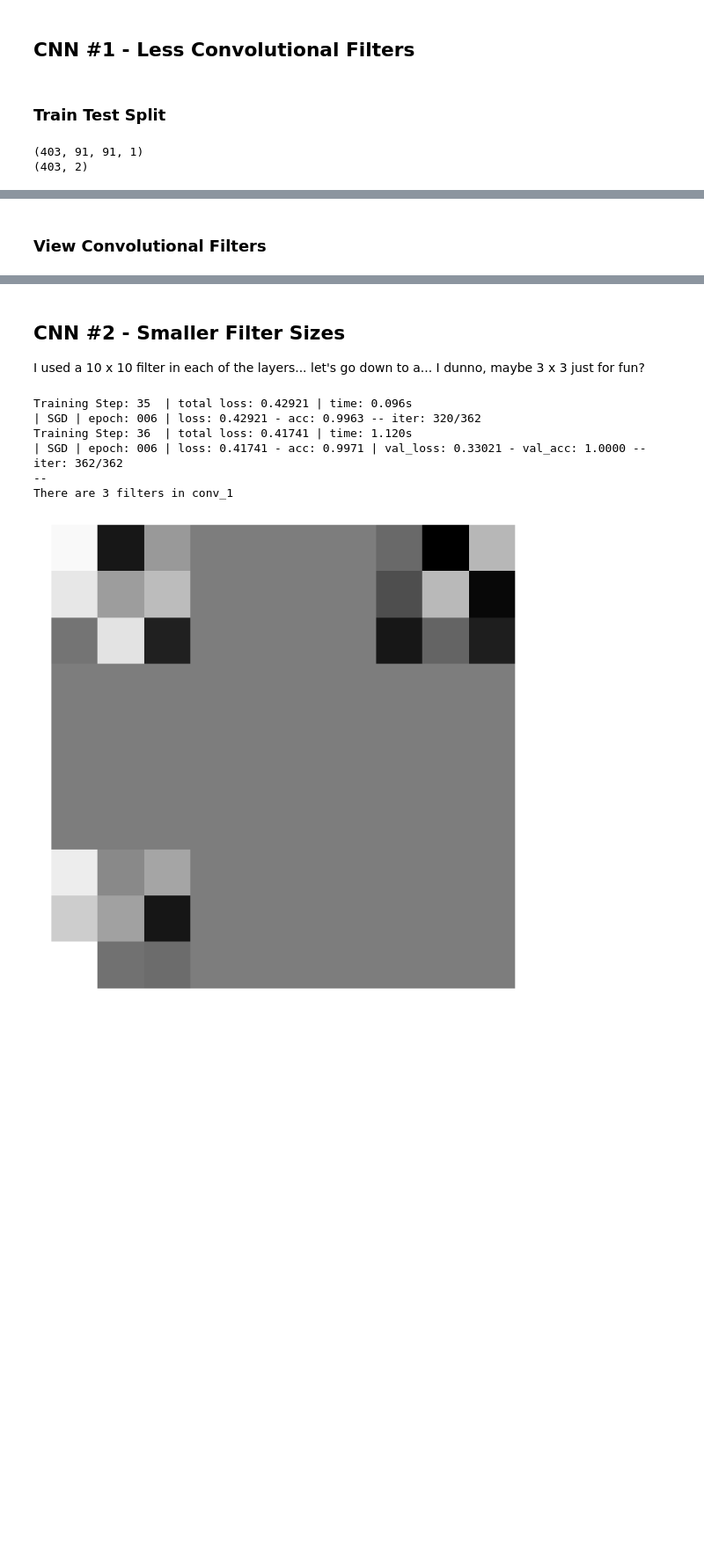
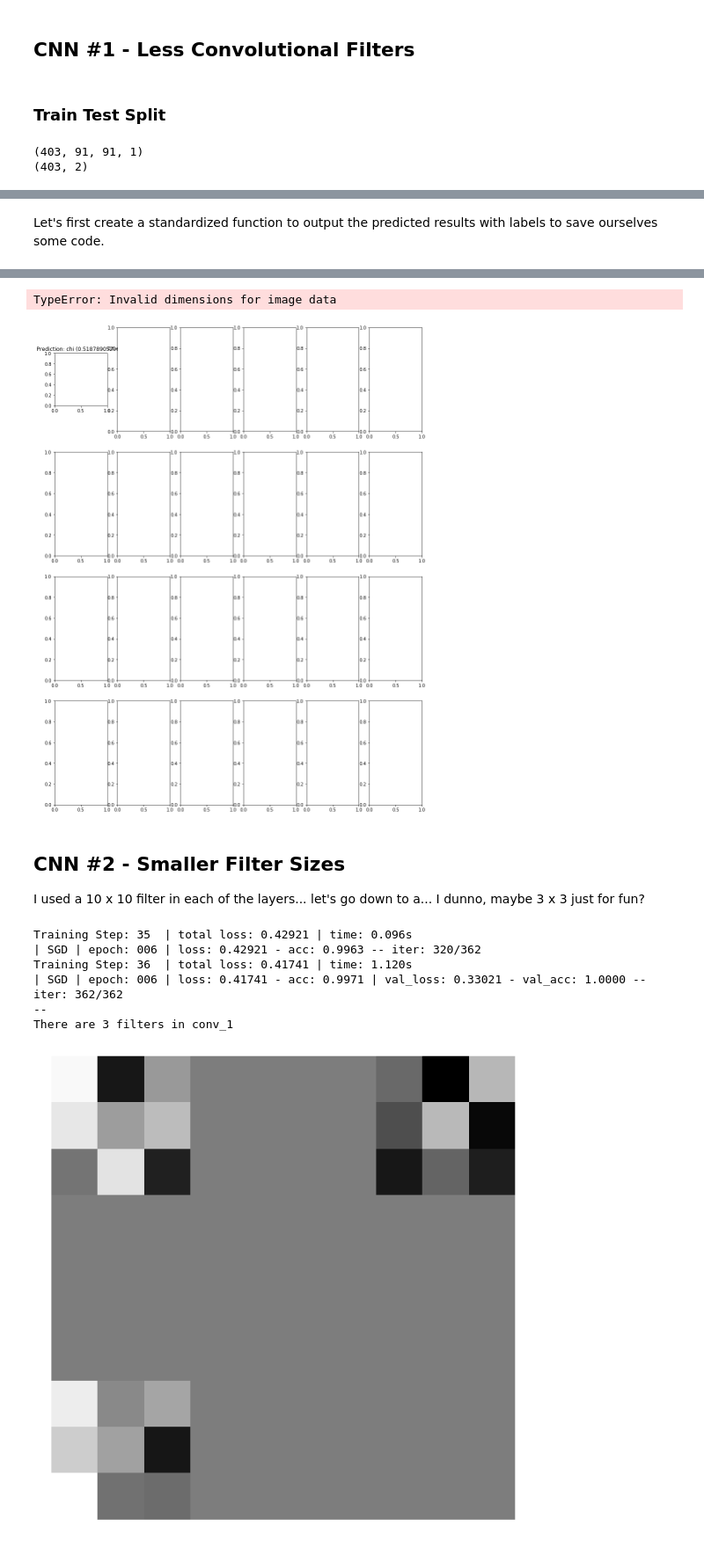
Before and after one commit to strikingmoose/chi_lars_face_detection, a Jupyter notebook: notebook/17 - Testing CNN With Different Test Set.ipynb, the cells around one changed output, grey strips where cells are left out. Shown at 88% size. Cells and saved outputs as stored; diff of their text form; code cells hidden in the pictures; blank space fills up the shorter version.

```diff
--- a/notebook/17 - Testing CNN With Different Test Set.ipynb
+++ b/notebook/17 - Testing CNN With Different Test Set.ipynb
@@ -333,2 +280,56 @@ Training Step: 60  | total loss: 0.12240 | time: 1.133s
-# %% [markdown]
-### View Convolutional Filters
+# %% [markdown]
+Let's first create a standardized function to output the predicted results with labels to save ourselves some code.
+# %%
+# Create function to output prediction matrix
+def prediction_matrix(y, y_pred, y_pred_proba, images_to_plot, n_cols):
+    fig, ax = plt.subplots(nrows = int(math.ceil(images_to_plot / n_cols)), ncols = n_cols, figsize = (20, 20))
+
+    i = 0
+    for row in ax:
+        for col in row:
+            print(y[i].shape)
+            col.set_title('Prediction: {} ({})'.format(y_pred[i], y_pred_proba[i][0] if y_pred[i] == 'chi' else y_pred_proba[i][1]))
+            col.imshow(y[i], cmap='gray')
+            col.set_axis_off()
+
+            i += 1
+
+    plt.tight_layout()
+    plt.show()
+# %%
+import tensorflow as tf
+
+with tf.Graph().as_default():
+    # Build CNN
+    convnet = input_data(shape = [None, 91, 91, 1], name = 'input')
+
+    convnet = conv_2d(convnet, 3, 10, activation = 'relu', name = 'conv_1')
+    convnet = max_pool_2d(convnet, 2, name = 'max_pool_1')
+
+    convnet = conv_2d(convnet, 3, 10, activation = 'relu', name = 'conv_2')
+    convnet = max_pool_2d(convnet, 2, name = 'max_pool_2')
+
+    convnet = fully_connected(convnet, 1024, activation = 'relu', name = 'fully_connected_1')
+    convnet = dropout(convnet, 0.8, name = 'dropout_1')
+
+    convnet = fully_connected(convnet, 2, activation = 'softmax', name = 'fully_connected_2')
+    convnet = regression(convnet, optimizer = 'sgd', learning_rate = 0.01, loss = 'categorical_crossentropy', name = 'targets')
+
+    # Train with data
+    model = tflearn.DNN(convnet)
+    model.fit(
+        {'input': x_train},
+        {'targets': y_train},
+        n_epoch = 10,
+        validation_set = ({'input': x_test}, {'targets': y_test}),
+        snapshot_step = 500,
+        show_metric = True
+    )
+
+    # Predict on test set
+    y_alt_pred_proba = np.array(model.predict(test_photos_reshaped))
+    y_alt_pred = np.array(['chi' if y[0] > 0.5 else 'lars' for y in y_alt_pred_proba])
+
+    # Show prediction matrix
+    prediction_matrix(test_photos_reshaped, y_alt_pred, y_alt_pred_proba, images_to_plot, n_cols)
+# %% [output]
@@ -335,3 +342,5 @@ Training Step: 60  | total loss: 0.12240 | time: 1.133s
+TypeError: Invalid dimensions for image data
+[figure, added]
 # %% [markdown]
 ## CNN \#2 - Smaller Filter Sizes
 I used a 10 x 10 filter in each of the layers... let's go down to a... I dunno, maybe 3 x 3 just for fun?
```
Also changed, not shown: parts of 16 cells of this notebook.
